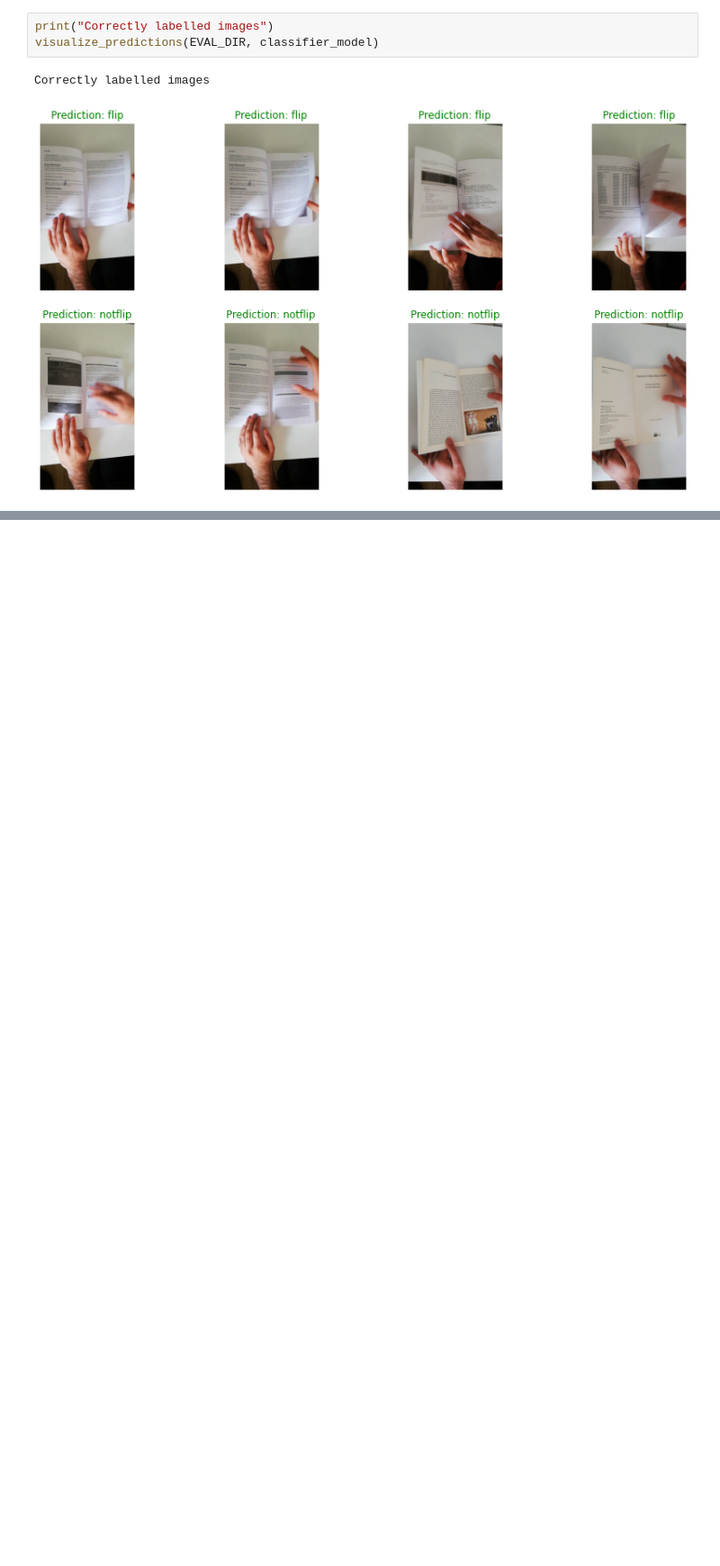
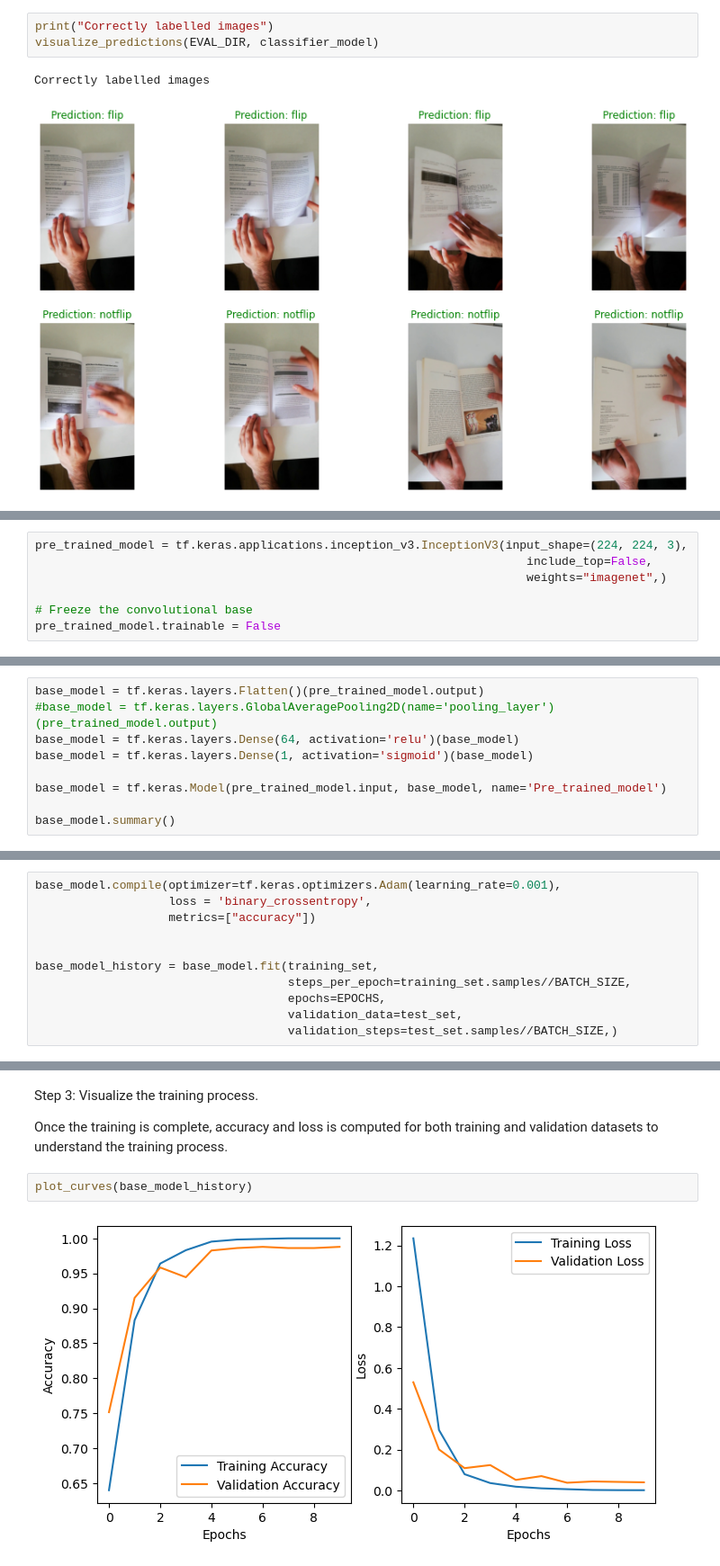
Before and after one commit to sudarshanng7/Mon_reader, a Jupyter notebook: MonReader.ipynb, the cells around one changed output, grey strips where cells are left out. Shown at 90% size. Cells and saved outputs as stored; diff of their text form; blank space fills up the shorter version.

Commit message:
Add files via upload
Pretrained model code added

```diff
--- a/MonReader.ipynb
+++ b/MonReader.ipynb
@@ -347,0 +343,7 @@ Total images predicted as class 'notflip' 305
+# %%
+pre_trained_model = tf.keras.applications.inception_v3.InceptionV3(input_shape=(224, 224, 3),
+                                                                      include_top=False,
+                                                                      weights="imagenet",)
+
+# Freeze the convolutional base
+pre_trained_model.trainable = False
@@ -347,0 +353,9 @@ Total images predicted as class 'notflip' 305
+# %%
+base_model = tf.keras.layers.Flatten()(pre_trained_model.output)
+#base_model = tf.keras.layers.GlobalAveragePooling2D(name='pooling_layer')(pre_trained_model.output)
+base_model = tf.keras.layers.Dense(64, activation='relu')(base_model)
+base_model = tf.keras.layers.Dense(1, activation='sigmoid')(base_model)
+
+base_model = tf.keras.Model(pre_trained_model.input, base_model, name='Pre_trained_model')
+
+base_model.summary()
@@ -347,0 +382,11 @@ Total images predicted as class 'notflip' 305
+# %%
+base_model.compile(optimizer=tf.keras.optimizers.Adam(learning_rate=0.001),
+                   loss = 'binary_crossentropy',
+                   metrics=["accuracy"])
+
+
+base_model_history = base_model.fit(training_set,
+                                    steps_per_epoch=training_set.samples//BATCH_SIZE,
+                                    epochs=EPOCHS,
+                                    validation_data=test_set,
+                                    validation_steps=test_set.samples//BATCH_SIZE,)
@@ -347,0 +414,8 @@ Total images predicted as class 'notflip' 305
+# %% [markdown]
+Step 3: Visualize the training process.
+
+Once the training is complete, accuracy and loss is computed for both training and validation datasets to understand the training process.
+# %%
+plot_curves(base_model_history)
+# %% [output]
+[figure, added]
```
Also changed, not shown: parts of 18 cells of this notebook.
